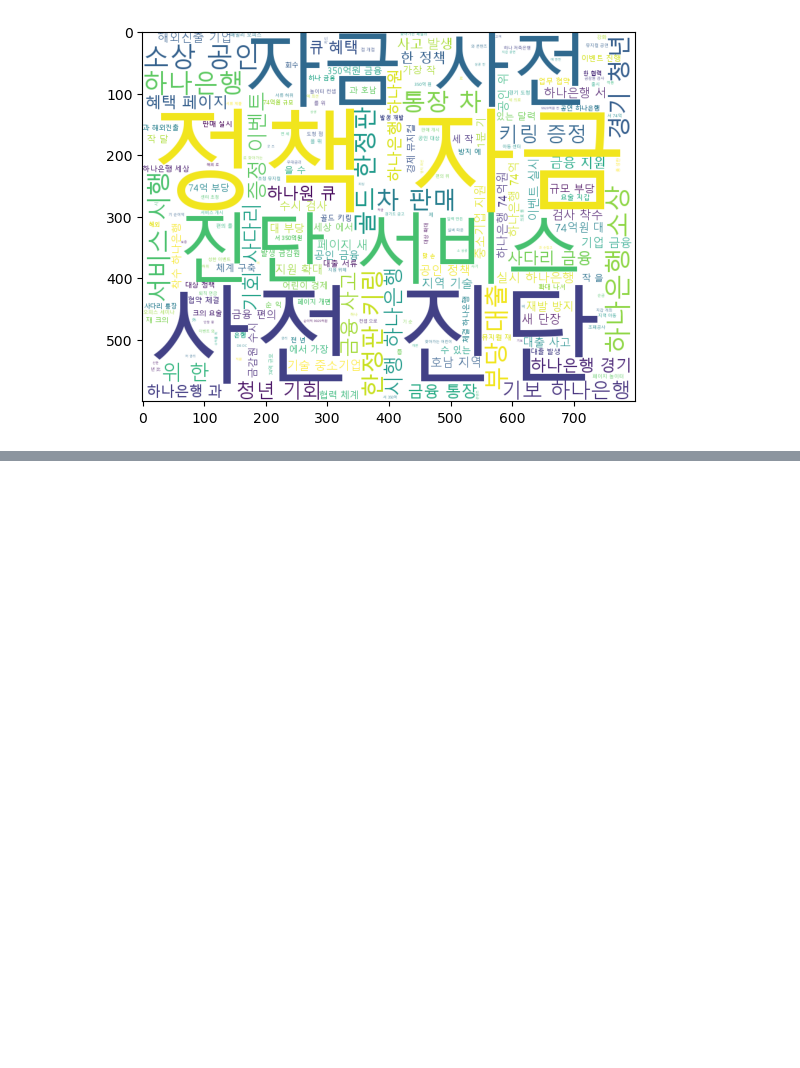
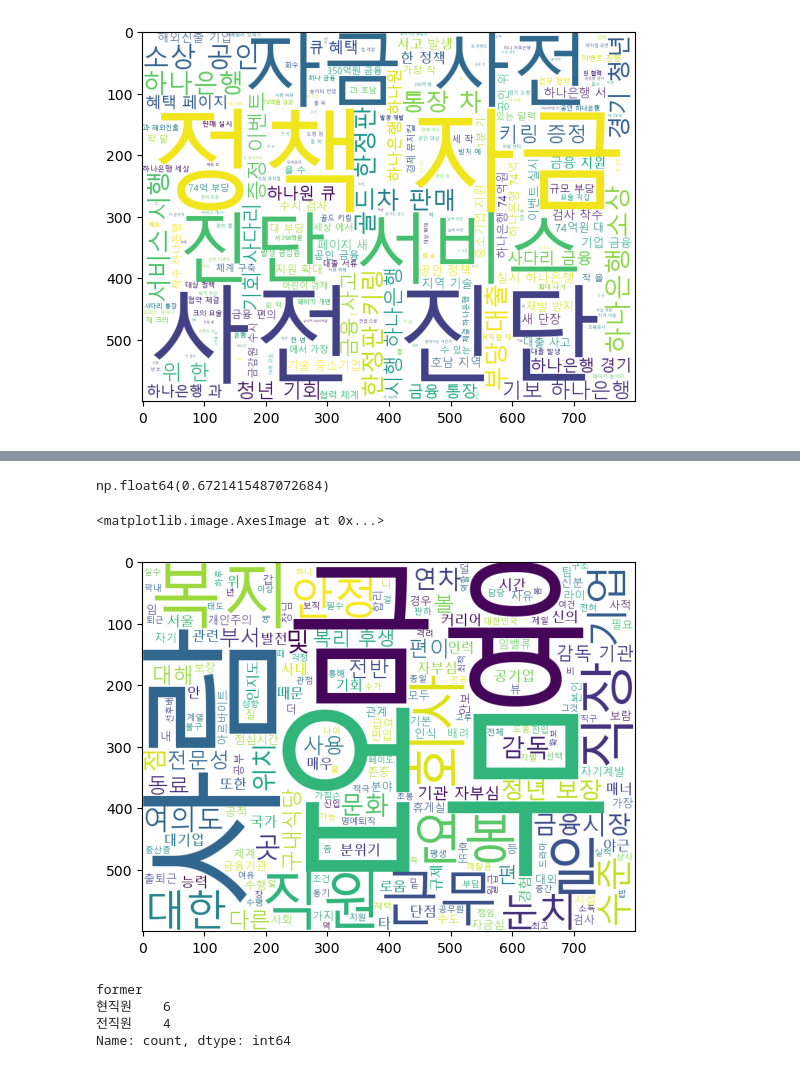
Before and after one commit to SIDED00R/hanaro_data, a Jupyter notebook: day20.ipynb, the cells around one changed output, grey strips where cells are left out. Cells and saved outputs as stored; diff of their text form; code cells hidden in the pictures; blank space fills up the shorter version.

```diff
--- a/day20.ipynb
+++ b/day20.ipynb
@@ -192,0 +212,11 @@ plt.imshow(wc)
+# %%
+# 기업 추천 여부 파생변수 생성
+
+def func1(row):
+    if row == '기업을 추천해요':
+        return '추천'
+    else:
+        return '비추천'
+
+df1['recom'] = df1['recom'].apply(func1)
+df1['recom'].value_counts()
@@ -192,0 +266,42 @@ plt.imshow(wc)
+# %%
+# 가설 수립
+# (x-범주형, y-범주형) 두 항목 간 비율의 유의미한 차이가 있는지
+# 귀무가설: 두 범주형 항목은 서로 독립이다. (연관성이 없다, 비율의 차이가 없다고 볼 수 있다.)
+# 대립가설: 두 범주형 항목은 서로 독립이 아니다. (연관성이 있다.)
+
+# chi2_contingency() 검정 함수는 데이터의 빈도수 값을 받아 가설검정을 수행
+# 맨 마지막에 붙은 all은 제거
+stats.chi2_contingency(df2.iloc[:-1][['추천', '비추천']]).pvalue
+# 귀무가설 참 -> 두 항목은 서로 독립이다.
+# %% [output]
+np.float64(0.6721415487072684)
+# %%
+# 3. 기업을 추천하는 사원들의 데이터만 뽑아, 해당 인원들이 작성한 기업장점 데이터를 워드 클라우드로 시각화 하시오.
+from konlpy.tag import Okt
+
+okt = Okt()
+
+df1_good = df1.loc[df1['recom'] == '추천']
+good_list = df1_good['good'].values.tolist()
+df_pos = pd.DataFrame()
+
+for i in range(len(good_list)):
+    df_n = pd.DataFrame(okt.pos(good_list[i]))
+    df_pos = pd.concat([df_n, df_pos])
+# %%
+df_pos2 = df_pos.rename(columns={0:'형태소', 1:'품사'})
+df_pos3 = df_pos2.loc[df_pos2['품사'] == 'Noun']
+# %%
+# 불용어 처리(stopword): 자연어 처리에 있어 불필요한 접속사, 조사, 관사 등 의미가 없는 단어
+# 제거 할 불용어를 리스트 형태로 구성하여 제거
+stopword_list = ['수', '것', '해주', '장점', '이']
+df_clean = df_pos3.loc[~df_pos3['형태소'].isin(stopword_list)]
+
+wc = WordCloud(background_color='white', width=800, height=600, font_path='Malgun.ttf').generate(" ".join(df_clean['형태소']))
+# %%
+import matplotlib.pyplot as plt
+
+plt.imshow(wc)
+# %% [output]
+<matplotlib.image.AxesImage at 0x...>
+[figure, added]
@@ -192,0 +310,10 @@ plt.imshow(wc)
+# %%
+# 5. 추천수를 가장 많이 받은 상위 10개의 데이터를 뽑아, 현직자와 아닌 사원들의 수를 확인하시오.
+
+df2 = df1.sort_values(by='help', ascending=False).head(10)
+df2['former'].value_counts()
+# %% [output]
+former
+현직원    6
+전직원    4
+Name: count, dtype: int64
```
Also changed, not shown: parts of 23 cells of this notebook, 1 other file.
